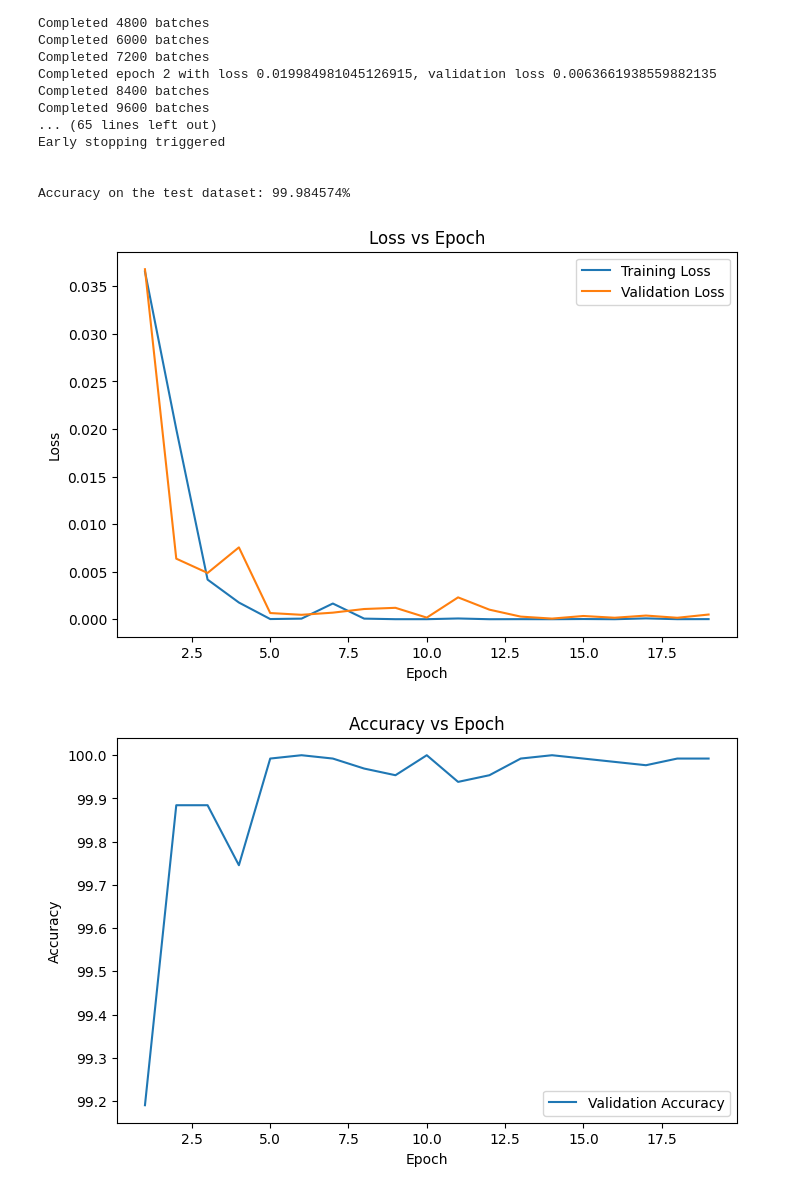
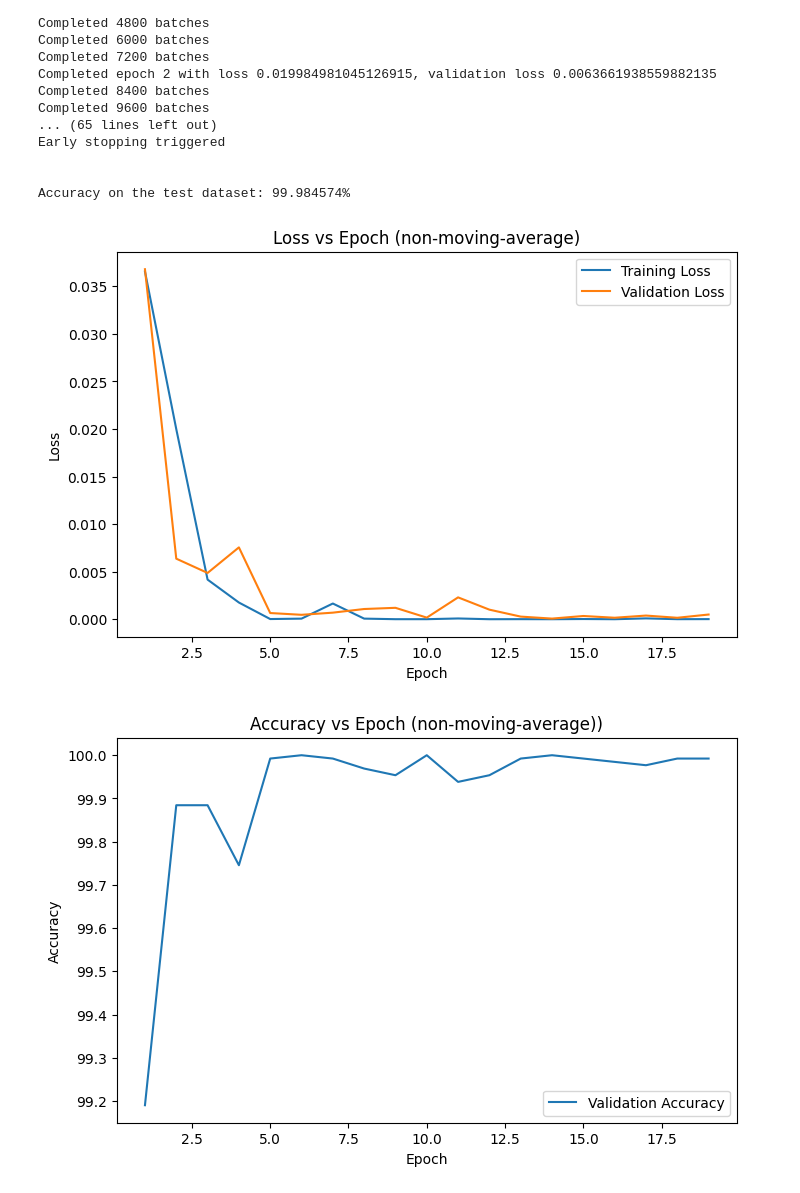
Before and after one commit to AdityaHegde712/Dementia-Detection-And-Classification, a Jupyter notebook: Image Processing v2/custom_model.ipynb, the cells around one changed output. Cells and saved outputs as stored; diff of their text form; code cells hidden in the pictures.

```diff
--- a/Image Processing v2/custom_model.ipynb
+++ b/Image Processing v2/custom_model.ipynb
@@ -220,36 +220,36 @@ rolling_mean3 = lossdf["val_accuracy"].rolling(window=5).mean()
 plt.figure(figsize=(8, 5))
 plt.plot(lossdf["epoch"], lossdf["train_loss"], label="Training Loss")
 plt.plot(lossdf["epoch"], lossdf["val_loss"], label="Validation Loss")
 plt.xlabel("Epoch")
 plt.ylabel("Loss")
-plt.title("Loss vs Epoch")
+plt.title("Loss vs Epoch (non-moving-average)")
 plt.legend()
 plt.show()
 
 plt.figure(figsize=(8, 5))
 plt.plot(lossdf["epoch"], lossdf["val_accuracy"], label="Validation Accuracy")
 plt.xlabel("Epoch")
 plt.ylabel("Accuracy")
-plt.title("Accuracy vs Epoch")
+plt.title("Accuracy vs Epoch (non-moving-average))")
 plt.legend()
 plt.show()
 
 plt.figure(figsize=(8, 5))
 plt.plot(lossdf["epoch"], rolling_mean, label="Validation Loss")
 plt.plot(lossdf["epoch"], rolling_mean2, label="Training Loss")
 plt.xlabel("Epoch")
 plt.ylabel("Loss")
-plt.title("Loss vs Epoch")
+plt.title("Loss vs Epoch (moving-average)")
 plt.legend()
 plt.show()
 
 plt.figure(figsize=(8, 5))
 plt.plot(lossdf["epoch"], rolling_mean3, label="Validation Accuracy")
 plt.xlabel("Epoch")
 plt.ylabel("Accuracy")
-plt.title("Accuracy vs Epoch")
+plt.title("Accuracy vs Epoch (moving-average)")
 plt.legend()
 plt.show()
 # %% [output]
-[figure, old version]
+[figure, new version]
-[figure, old version]
+[figure, new version]
```
Also changed, not shown: parts of 2 cells of this notebook, 3 other files.
